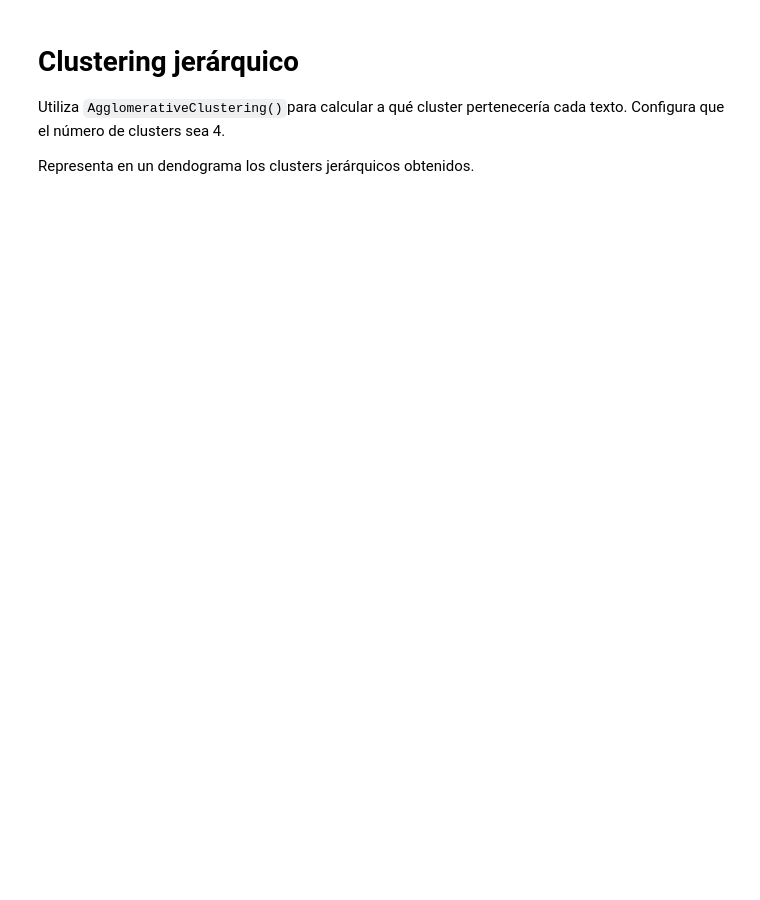
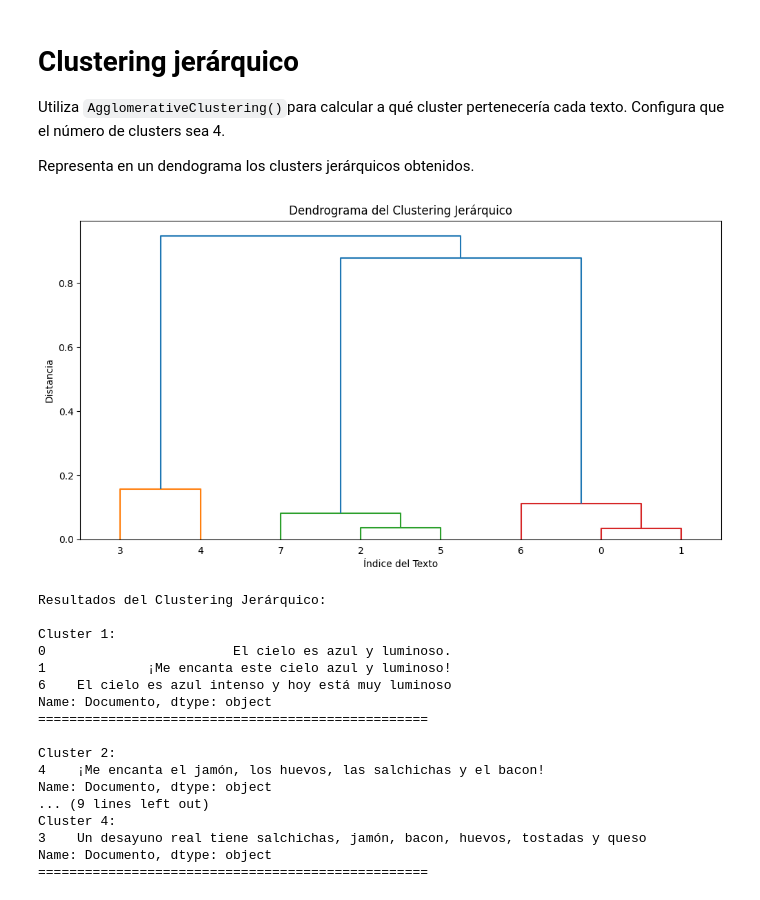
Before and after one commit to blackalle/NLP, a Jupyter notebook: Lab_11 - Clustering_jerarquico_SR.ipynb, the cells around one changed output. Drawn from its saved outputs; the diff is of its cells as text; code cells hidden in the pictures; blank space fills up the shorter version.

```diff
--- a/Lab_11 - Clustering_jerarquico_SR.ipynb
+++ b/Lab_11 - Clustering_jerarquico_SR.ipynb
@@ -46,2 +225,11 @@ Genera BOW, TFIDF & Bag Of N-grams; se utilizarán para comparar los resultados.
 # %% [markdown]
 # TF-IDF Model
+# %%
+# Representación TF-IDF
+vectorizer_tfidf = TfidfVectorizer()
+tfidf_matrix = vectorizer_tfidf.fit_transform(corpus_df['contenido_procesado'])
+tfidf_feature_names = vectorizer_tfidf.get_feature_names_out()
+
+# Imprimir las primeras características de la representación TF-IDF
+print("TF-IDF:")
+imprimir_primeras_caracteristicas(tfidf_matrix.toarray(), tfidf_feature_names)
@@ -49,3 +255,10 @@ Genera BOW, TFIDF & Bag Of N-grams; se utilizarán para comparar los resultados.
 # Similitud entre documentos
 
 Calcula la similitud entre documentos con una de las matrices que has generado. Utiliza `cosine_similarity()`. Con este cálculo, se podrá lanzar un clustering jerárquico que, en función de estas distancias, localizará cada texto en uno de los clusters.
+# %%
+from sklearn.metrics.pairwise import cosine_similarity
+from sklearn.cluster import AgglomerativeClustering
+
+# Calcular la similitud de coseno entre documentos usando la matriz TF-IDF
+similarity_matrix = cosine_similarity(tfidf_matrix)
+similarity_matrix
@@ -55,3 +285,52 @@ Calcula la similitud entre documentos con una de las matrices que has generado.
 Utiliza `AgglomerativeClustering()`para calcular a qué cluster pertenecería cada texto. Configura que el número de clusters sea 4.
 
 Representa en un dendograma los clusters jerárquicos obtenidos.
+# %%
+from sklearn.cluster import AgglomerativeClustering
+from scipy.cluster.hierarchy import dendrogram, linkage
+import matplotlib.pyplot as plt
+
+# Realizar clustering jerárquico
+num_clusters = 4
+clustering = AgglomerativeClustering(n_clusters=num_clusters, affinity='cosine', linkage='average')
+cluster_labels = clustering.fit_predict(similarity_matrix)
+
+# Agregar etiquetas de cluster al DataFrame
+corpus_df['cluster'] = cluster_labels
+
+# Calcular las distancias entre los clusters para el dendrograma
+distances = linkage(similarity_matrix, method='average', metric='cosine')
+
+# Representar el dendrograma
+plt.figure(figsize=(12, 6))
+dendrogram(distances, labels=corpus_df.index, orientation='top', leaf_font_size=10)
+plt.title('Dendrograma del Clustering Jerárquico')
+plt.xlabel('Índice del Texto')
+plt.ylabel('Distancia')
+plt.show()
+
+# Mostrar resultados
+print("Resultados del Clustering Jerárquico:")
+for cluster in range(num_clusters):
+    print(f"\nCluster {cluster + 1}:")
+    print(corpus_df[corpus_df['cluster'] == cluster]['Documento'])
+    print("="*50)
+# %% [output]
+[figure, added]
+Resultados del Clustering Jerárquico:
+
+Cluster 1:
+0                        El cielo es azul y luminoso.
+1             ¡Me encanta este cielo azul y luminoso!
+6    El cielo es azul intenso y hoy está muy luminoso
+Name: Documento, dtype: object
+==================================================
+
+Cluster 2:
+4    ¡Me encanta el jamón, los huevos, las salchichas y el bacon!
+Name: Documento, dtype: object
+... (9 lines left out)
+Cluster 4:
+3    Un desayuno real tiene salchichas, jamón, bacon, huevos, tostadas y queso
+Name: Documento, dtype: object
+==================================================
```
Also changed, not shown: parts of 7 cells of this notebook, 3 other files.
